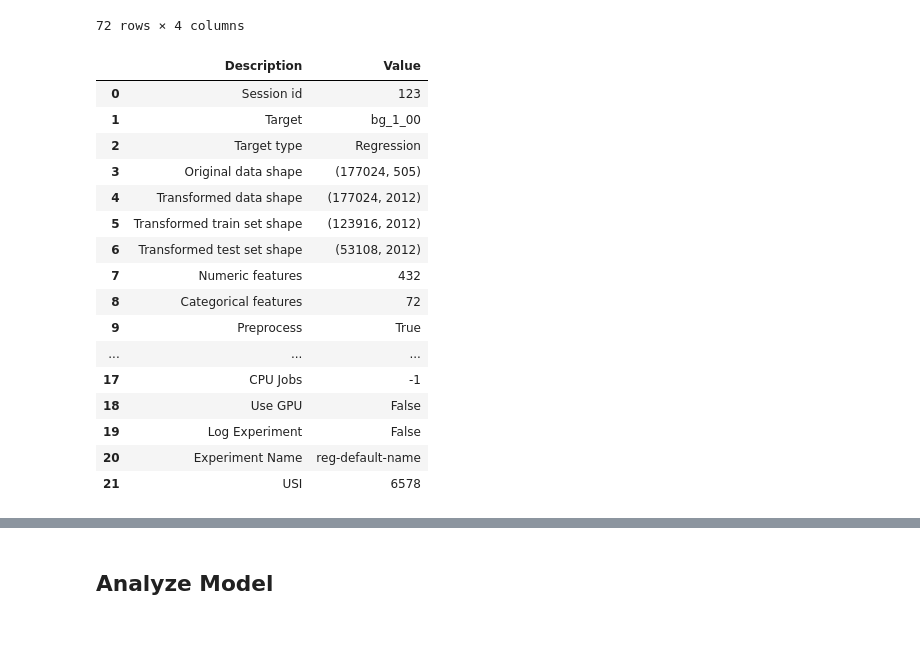
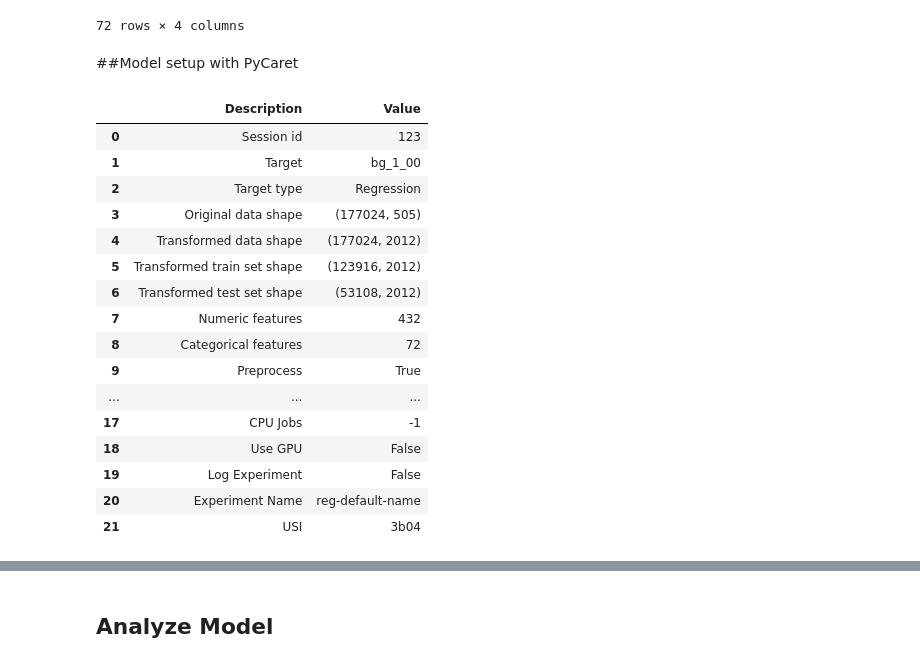
Before and after one commit to dkmachinelearning/dkmachinelearning, a Jupyter notebook: BloodGlucose/Pycaret_Regr_Blood_Glucose.ipynb, the cells around one changed output, grey strips where cells are left out. Cells and saved outputs as stored; diff of their text form; code cells hidden in the pictures; blank space fills up the shorter version.

```diff
--- a/BloodGlucose/Pycaret_Regr_Blood_Glucose.ipynb
+++ b/BloodGlucose/Pycaret_Regr_Blood_Glucose.ipynb
@@ -230,27 +161,29 @@ train[object_cols].describe(include = 'all').T
 #PyCaret setup lasts too long. I manually imput zeros for missing values
 train[numeric_cols] = train[numeric_cols].fillna(0)
 train[object_cols] = train[object_cols].fillna(0)
+# %% [markdown]
+##Model setup with PyCaret
 # %%
 # import pycaret regression and init setup
 from pycaret.regression import *
-s = setup(train, target = 'bg_1_00', session_id = 123)
+s = setup(train, target = 'bg_1_00', session_id = 123, fold = 5)
 # %% [output]
 |  | Description | Value |
 | 0 | Session id | 123 |
 | 1 | Target | bg_1_00 |
 | 2 | Target type | Regression |
 | 3 | Original data shape | (177024, 505) |
 | 4 | Transformed data shape | (177024, 2012) |
 | 5 | Transformed train set shape | (123916, 2012) |
 | 6 | Transformed test set shape | (53108, 2012) |
 | 7 | Numeric features | 432 |
 | 8 | Categorical features | 72 |
 | 9 | Preprocess | True |
 | ... | ... | ... |
 | 17 | CPU Jobs | -1 |
 | 18 | Use GPU | False |
 | 19 | Log Experiment | False |
 | 20 | Experiment Name | reg-default-name |
-| 21 | USI | 6578 |
+| 21 | USI | 3b04 |
 # %%
 # import pycaret regression and init setup
```
Also changed, not shown: parts of 24 cells of this notebook.
